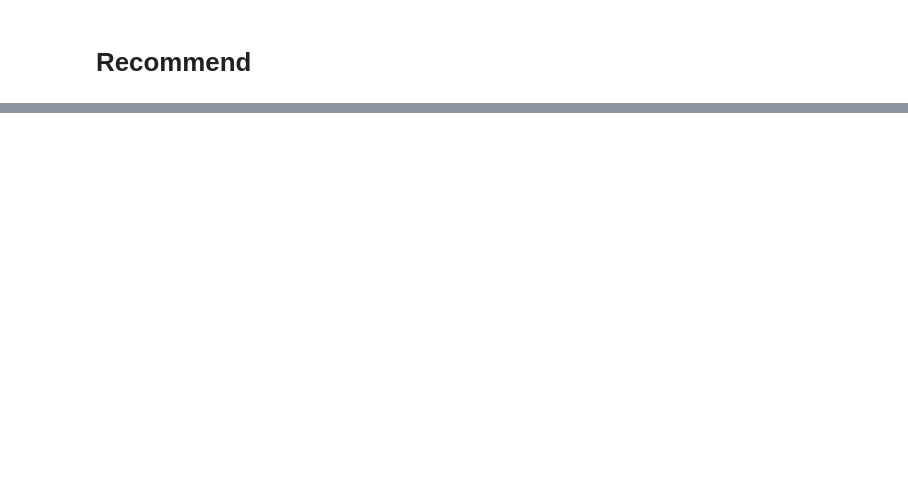
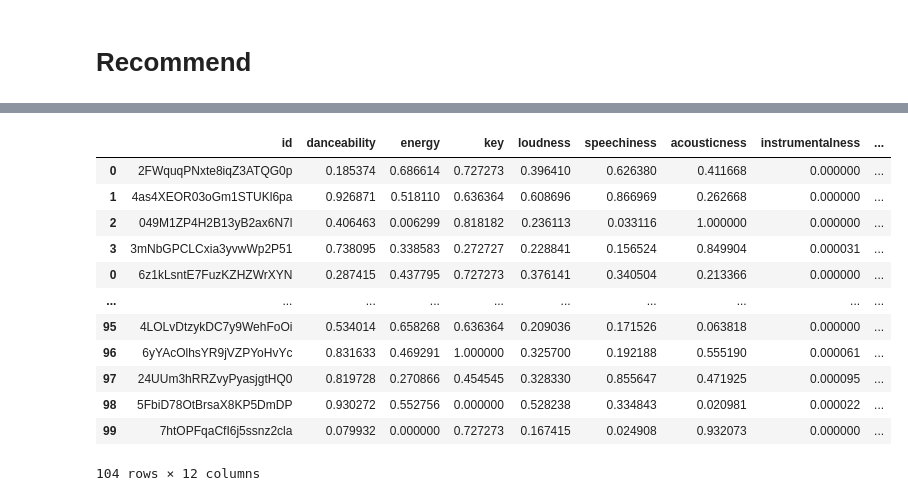
Before and after one commit to formegusto/research-muletter, a Jupyter notebook: Spotify API Module Setting.ipynb, the cells around one changed output, grey strips where cells are left out. Cells and saved outputs as stored; diff of their text form; code cells hidden in the pictures; blank space fills up the shorter version.

```diff
--- a/Spotify API Module Setting.ipynb
+++ b/Spotify API Module Setting.ipynb
@@ -60,0 +194,16 @@ seed_info.head()
+# %%
+norm_features
+# %% [output]
+|  | id | danceability | energy | key | loudness | speechiness | acousticness | instrumentalness | ... |
+| 0 | 2FWquqPNxte8iqZ3ATQG0p | 0.185374 | 0.686614 | 0.727273 | 0.396410 | 0.626380 | 0.411668 | 0.000000 | ... |
+| 1 | 4as4XEOR03oGm1STUKl6pa | 0.926871 | 0.518110 | 0.636364 | 0.608696 | 0.866969 | 0.262668 | 0.000000 | ... |
+| 2 | 049M1ZP4H2B13yB2ax6N7l | 0.406463 | 0.006299 | 0.818182 | 0.236113 | 0.033116 | 1.000000 | 0.000000 | ... |
+| 3 | 3mNbGPCLCxia3yvwWp2P51 | 0.738095 | 0.338583 | 0.272727 | 0.228841 | 0.156524 | 0.849904 | 0.000031 | ... |
+| 0 | 6z1kLsntE7FuzKZHZWrXYN | 0.287415 | 0.437795 | 0.727273 | 0.376141 | 0.340504 | 0.213366 | 0.000000 | ... |
+| ... | ... | ... | ... | ... | ... | ... | ... | ... | ... |
+| 95 | 4LOLvDtzykDC7y9WehFoOi | 0.534014 | 0.658268 | 0.636364 | 0.209036 | 0.171526 | 0.063818 | 0.000000 | ... |
+| 96 | 6yYAcOlhsYR9jVZPYoHvYc | 0.831633 | 0.469291 | 1.000000 | 0.325700 | 0.192188 | 0.555190 | 0.000061 | ... |
+| 97 | 24UUm3hRRZvyPyasjgtHQ0 | 0.819728 | 0.270866 | 0.454545 | 0.328330 | 0.855647 | 0.471925 | 0.000095 | ... |
+| 98 | 5FbiD78OtBrsaX8KP5DmDP | 0.930272 | 0.552756 | 0.000000 | 0.528238 | 0.334843 | 0.020981 | 0.000022 | ... |
+| 99 | 7htOPFqaCfI6j5ssnz2cla | 0.079932 | 0.000000 | 0.727273 | 0.167415 | 0.024908 | 0.932073 | 0.000000 | ... |
+104 rows × 12 columns
```
Also changed, not shown: parts of 12 cells of this notebook, 1 other file.
